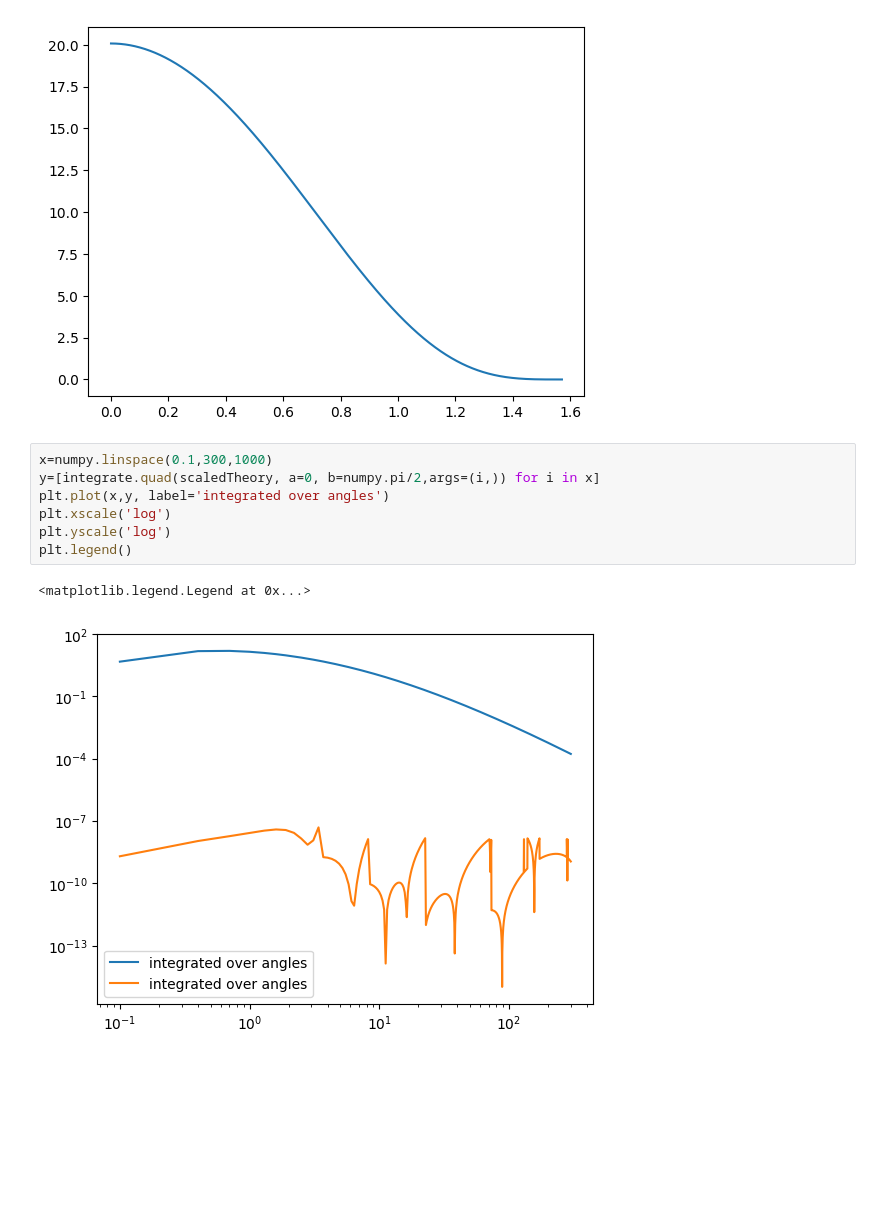
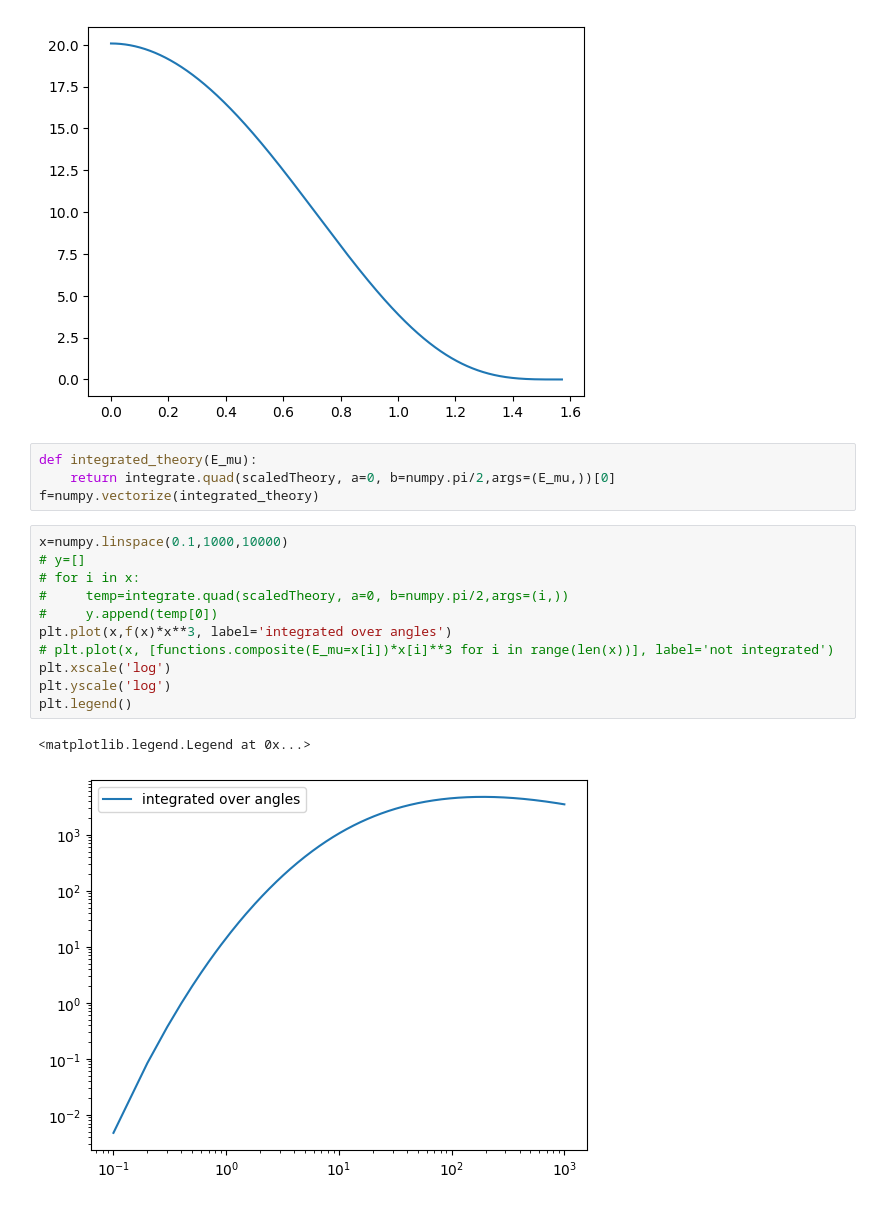
Before and after one commit to someone-random/cosmic_ray_generator, a Jupyter notebook: refit.ipynb, the cells around one changed output. Drawn from its saved outputs; the diff is of its cells as text; blank space fills up the shorter version.

```diff
--- a/refit.ipynb
+++ b/refit.ipynb
@@ -20,13 +20,21 @@ plt.plot(x,scaledTheory(x,1), label='E=1GeV')
 # %% [output]
 [<matplotlib.lines.Line2D at 0x...>]
 [figure]
+# %%
+def integrated_theory(E_mu):
+    return integrate.quad(scaledTheory, a=0, b=numpy.pi/2,args=(E_mu,))[0]
+f=numpy.vectorize(integrated_theory)
 # %%
-x=numpy.linspace(0.1,300,1000)
-y=[integrate.quad(scaledTheory, a=0, b=numpy.pi/2,args=(i,)) for i in x]
-plt.plot(x,y, label='integrated over angles')
+x=numpy.linspace(0.1,1000,10000)
+# y=[]
+# for i in x:
+#     temp=integrate.quad(scaledTheory, a=0, b=numpy.pi/2,args=(i,))
+#     y.append(temp[0])
+plt.plot(x,f(x)*x**3, label='integrated over angles')
+# plt.plot(x, [functions.composite(E_mu=x[i])*x[i]**3 for i in range(len(x))], label='not integrated')
 plt.xscale('log')
 plt.yscale('log')
 plt.legend()
 # %% [output]
 <matplotlib.legend.Legend at 0x...>
-[figure, old version]
+[figure, new version]
```
Also changed, not shown: parts of 10 cells of this notebook, 6 other files.
